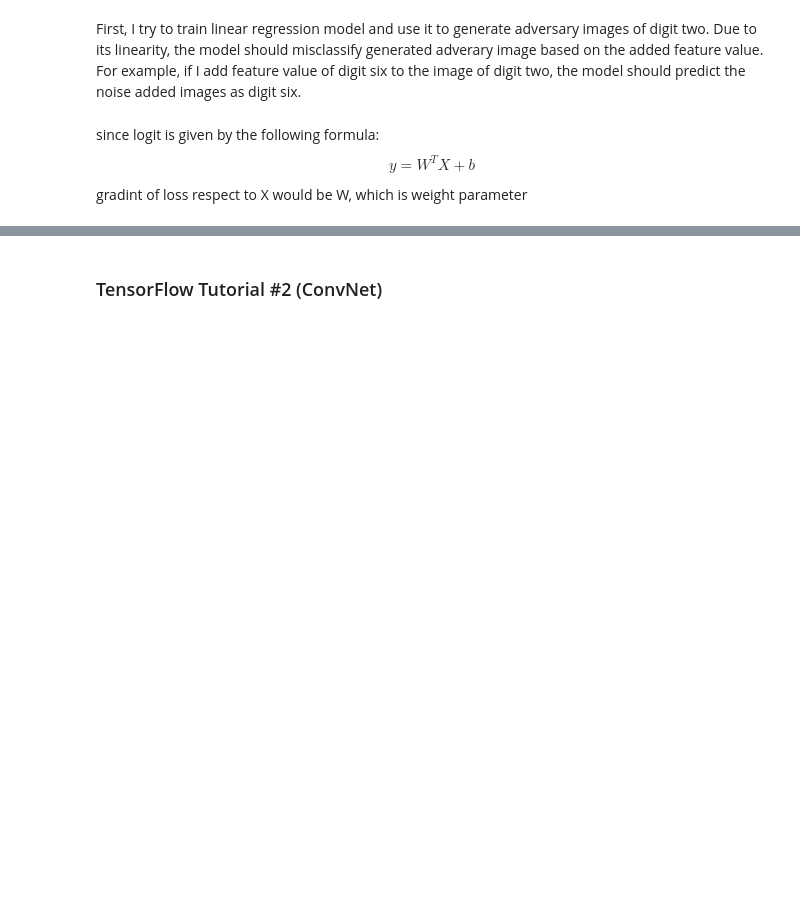
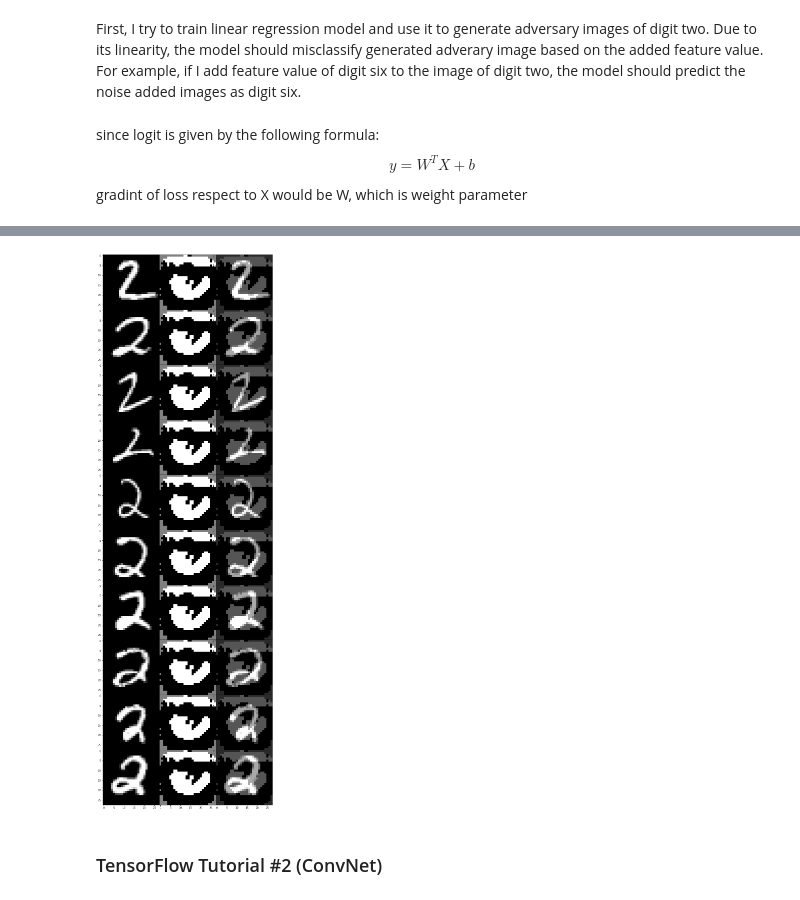
Before and after one commit to mariko-poyo/adversary-images-challenge, a Jupyter notebook: mnist_adversary.ipynb, the cells around one changed output, grey strips where cells are left out. Saved outputs shown, nothing was run; the diff lists cells and outputs as text; code cells hidden in the pictures; blank space fills up the shorter version.

```diff
--- a/mnist_adversary.ipynb
+++ b/mnist_adversary.ipynb
@@ -130,3 +132,31 @@ plt.imshow(np.reshape(weight_added[0],(28,28)),cmap='gray')
+# %%
+#visualize the original picture,delta and generated images
+fig_linear = plt.figure(figsize=(12,40))
+grid = gridspec.GridSpec(10, 3,wspace=0.0,hspace=0.0)
+
+for i in range(10):
+    #original images
+    ax1 = plt.subplot(grid[i*3])
+    ax1.imshow(np.reshape(org_imgs[i],(28,28)),cmap='gray',interpolation='nearest', aspect='auto')
+    fig_linear.add_subplot(ax1)
+
+    #delta images
+    ax2 = plt.subplot(grid[i*3+1])
+    ax2.imshow(np.reshape(weight_added[i],(28,28)),cmap='gray',interpolation='nearest', aspect='auto')
+    fig_linear.add_subplot(ax2)
+
+    #generated images
+    ax3 = plt.subplot(grid[i*3+2])
+    ax3.imshow(np.reshape(gen_imgs[i],(28,28)),cmap='gray',interpolation='nearest', aspect='auto')
+    fig_linear.add_subplot(ax3)
+
+plt.subplots_adjust(left=None,top=None,bottom=None,right=None,wspace=0,hspace=0)
+
+plt.show()
+fig_linear.savefig('./MNIST_generated/gen_linear_model.png',bbox_inches='tight')
+fig_linear.clf()
+# %% [output]
+[figure, added]
 # %% [markdown]
 ### TensorFlow Tutorial #2 (ConvNet)
 # %%
```
Also changed, not shown: parts of 13 cells of this notebook, 2 other files.
